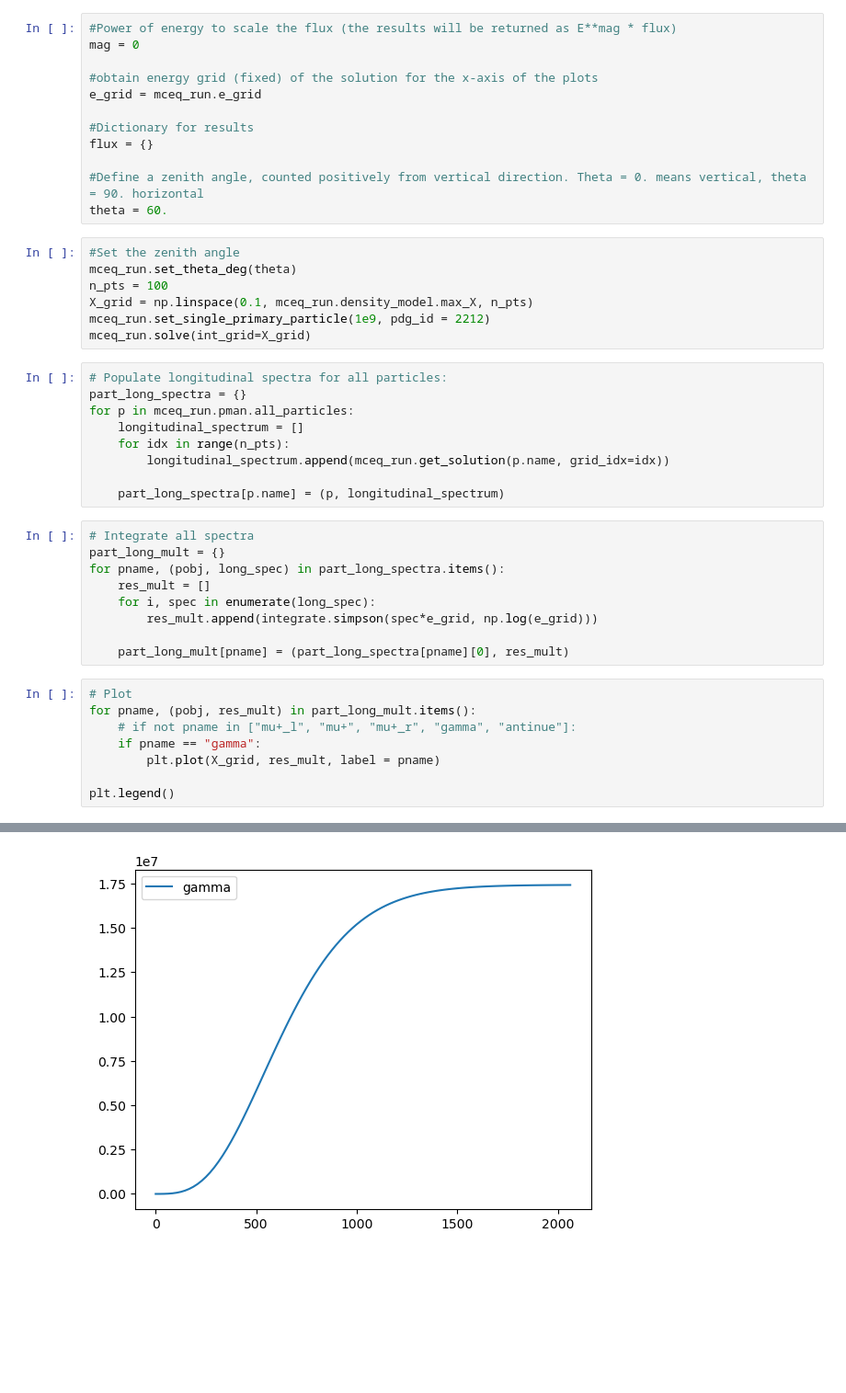
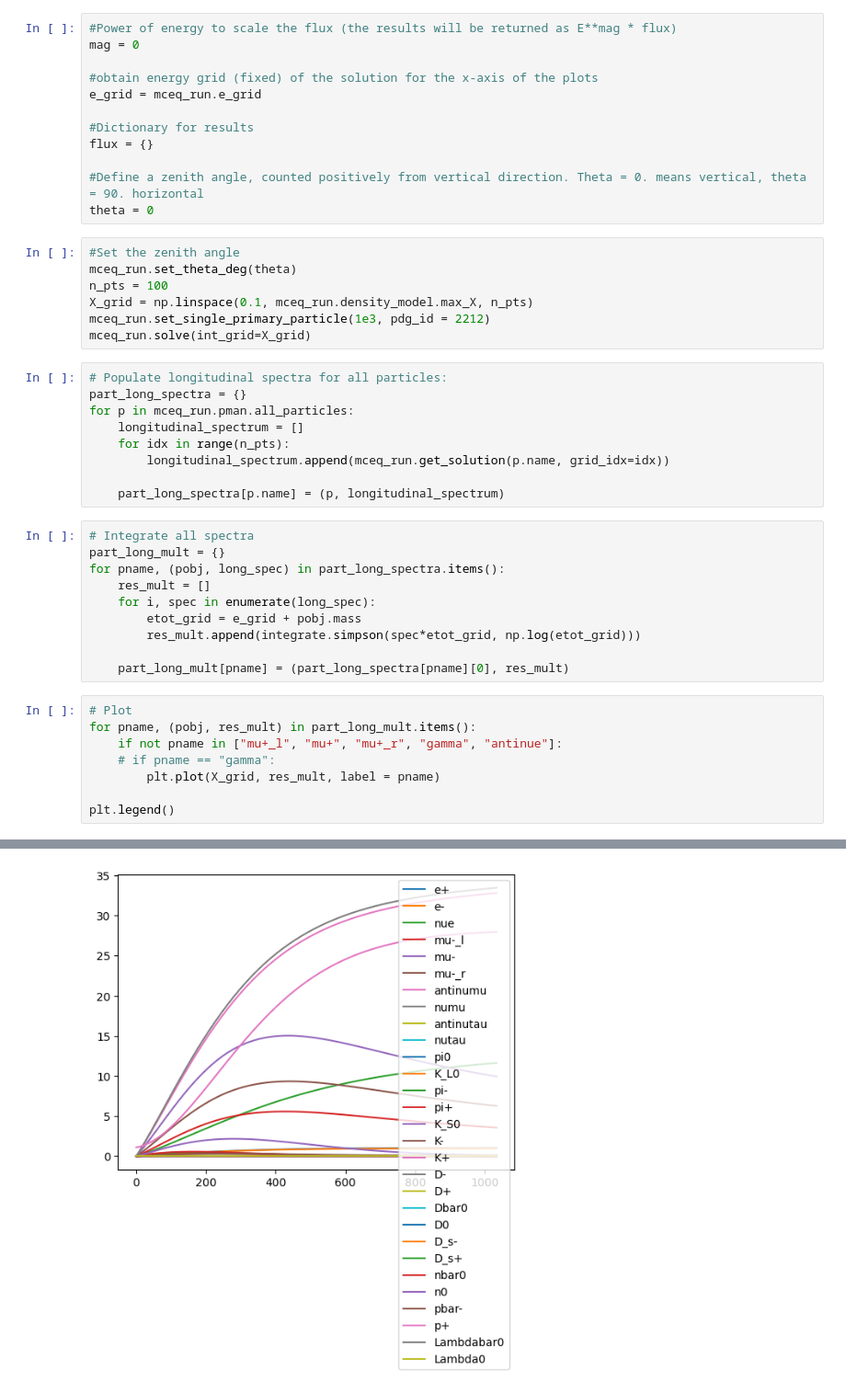
Before and after one commit to jncots/xmax_sigma, a Jupyter notebook: cascade_np/mceq_comparison.ipynb, the cells around one changed output, grey strips where cells are left out. Shown at 92% size. Cells and saved outputs as stored; diff of their text form; blank space fills up the shorter version.

```diff
--- a/cascade_np/mceq_comparison.ipynb
+++ b/cascade_np/mceq_comparison.ipynb
@@ -32,13 +32,13 @@ e_grid = mceq_run.e_grid
 flux = {}
 
 #Define a zenith angle, counted positively from vertical direction. Theta = 0. means vertical, theta = 90. horizontal
-theta = 60.
+theta = 0
 # %%
 #Set the zenith angle
 mceq_run.set_theta_deg(theta)
 n_pts = 100
 X_grid = np.linspace(0.1, mceq_run.density_model.max_X, n_pts)
-mceq_run.set_single_primary_particle(1e9, pdg_id = 2212)
+mceq_run.set_single_primary_particle(1e3, pdg_id = 2212)
 mceq_run.solve(int_grid=X_grid)
 # %%
 # Populate longitudinal spectra for all particles:
@@ -55,17 +55,18 @@ part_long_mult = {}
 for pname, (pobj, long_spec) in part_long_spectra.items():
     res_mult = []
     for i, spec in enumerate(long_spec):
-        res_mult.append(integrate.simpson(spec*e_grid, np.log(e_grid)))
+        etot_grid = e_grid + pobj.mass
+        res_mult.append(integrate.simpson(spec*etot_grid, np.log(etot_grid)))
 
     part_long_mult[pname] = (part_long_spectra[pname][0], res_mult)
 # %%
 # Plot
 for pname, (pobj, res_mult) in part_long_mult.items():
-    # if not pname in ["mu+_l", "mu+", "mu+_r", "gamma", "antinue"]:
-    if pname == "gamma":
+    if not pname in ["mu+_l", "mu+", "mu+_r", "gamma", "antinue"]:
+    # if pname == "gamma":
         plt.plot(X_grid, res_mult, label = pname)
 
 plt.legend()
 # %% [output]
 <matplotlib.legend.Legend at 0x...>
-[figure, old version]
+[figure, new version]
```
Also changed, not shown: 6 other files.
